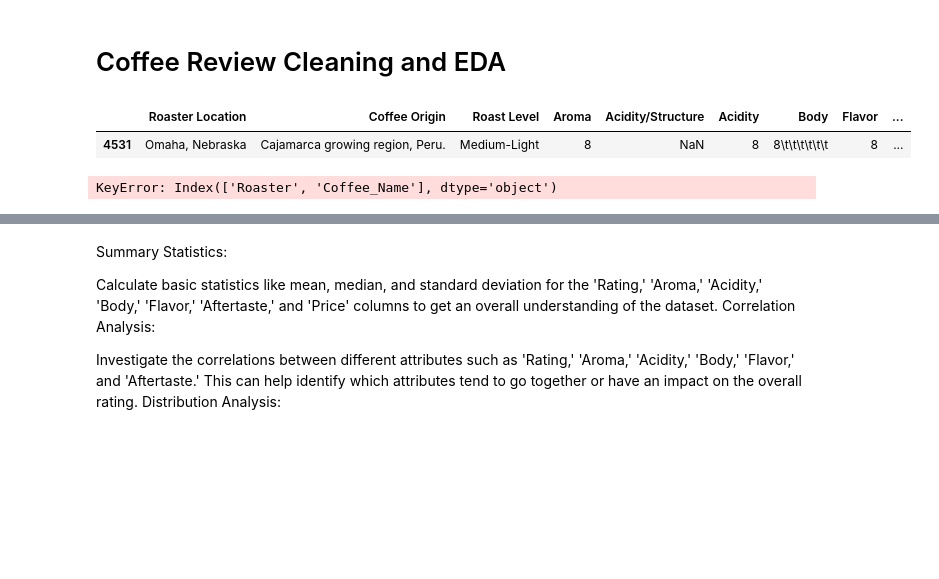
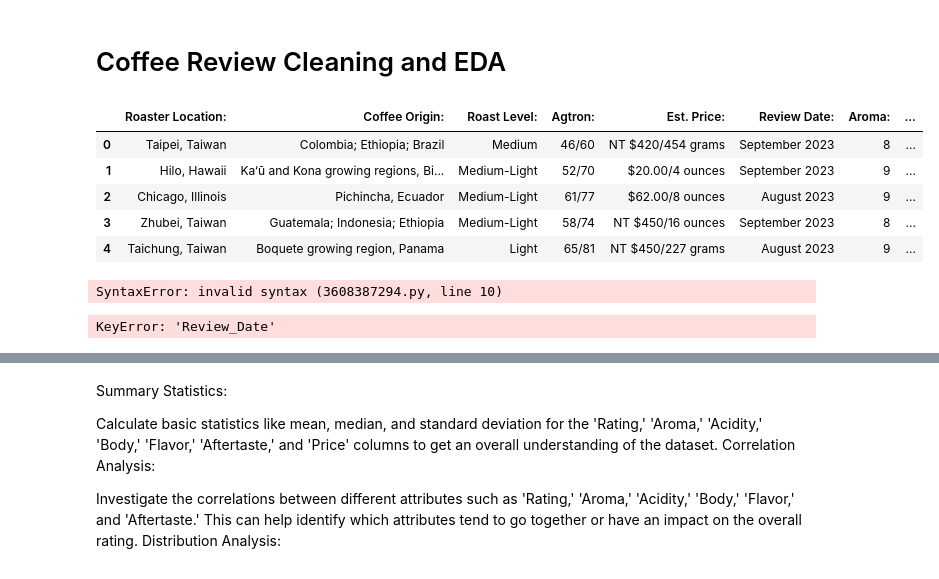
Before and after one commit to tynardone/coffee-reviews-analysis, a Jupyter notebook: coffee_review_eda.ipynb, the cells around one changed output, grey strips where cells are left out. Saved outputs shown, nothing was run; the diff lists cells and outputs as text; code cells hidden in the pictures; blank space fills up the shorter version.

Commit message:
EDA pandas not reading in csv correclty, columns shifted. Saving as json

```diff
--- a/coffee_review_eda.ipynb
+++ b/coffee_review_eda.ipynb
@@ -3,19 +3,46 @@
 # %%
 import pandas as pd
 import numpy as np
 import matplotlib.pyplot as plt
 import seaborn as sns
 import re
 %matplotlib inline
 %config InlineBackend.figure_format = 'svg'
 pd.set_option('display.max_columns', 50)
 
 
 df = pd.read_csv('data/raw_roast_reviews.csv')
 df.sample(1)
+
+df.head()
 # %% [output]
-|  | Roaster Location | Coffee Origin | Roast Level | Aroma | Acidity/Structure | Acidity | Body | Flavor | ... |
-| 4531 | Omaha, Nebraska | Cajamarca growing region, Peru. | Medium-Light | 8 | NaN | 8 | 8\t\t\t\t\t\t | 8 | ... |
+|  | Roaster Location: | Coffee Origin: | Roast Level: | Agtron: | Est. Price: | Review Date: | Aroma: | ... |
+| 0 | Taipei, Taiwan | Colombia; Ethiopia; Brazil | Medium | 46/60 | NT $420/454 grams | September 2023 | 8 | ... |
+| 1 | Hilo, Hawaii | Ka‘ū and Kona growing regions, Bi... | Medium-Light | 52/70 | $20.00/4 ounces | September 2023 | 9 | ... |
+| 2 | Chicago, Illinois | Pichincha, Ecuador | Medium-Light | 61/77 | $62.00/8 ounces | August 2023 | 9 | ... |
+| 3 | Zhubei, Taiwan | Guatemala; Indonesia; Ethiopia | Medium-Light | 58/74 | NT $450/16 ounces | September 2023 | 8 | ... |
+| 4 | Taichung, Taiwan | Boquete growing region, Panama | Light | 65/81 | NT $450/227 grams | August 2023 | 9 | ... |
+# %%
+def tweak_coffee(df):
+    return (df
+        .rename(columns = lambda c: c.replace(' ', '_'))
+        .rename(columns = lambda c: c.replace(':', ''))
+        .rename(columns = lambda c: c.lower().strip())
+        .rename({'name': 'roast_name'})
+        .drop_duplicates(subset=['roaster', 'name'])
+        .assign(Review_Date = pd.to_datetime(#df['review_date'], format='%b %Y'),
+                Acidity = lambda df_: df_['acidity/structure'].fillna(df_['Acidity']),
+                Agtron_External = lambda df_: df_['agtron'].str.split('/', expand=True)[0],
+                Agtron_Ground = lambda df_: df_['agtron'].str.split('/', expand=True)[1],
+                Amount = lambda df_: df_['price'].str.split('/', expand=True)[1],
+                Price = lambda df_: df_['price'].str.replace(',', '').str.split('/', expand=True)[0],)
+    )
+
+roasts = tweak_coffee(df)
+
+roasts.head()
+# %% [output]
+SyntaxError: invalid syntax (3608387294.py, line 10)
 # %%
 def split_price_currency(df):
     """Split Price column into a column of the value and the currency"""
@@ -85,8 +112,9 @@ def create_price_USD(df):
 def tweak_coffee(df):
     return (df
             .rename(columns = lambda c: c.replace(' ', '_'))
-            .rename(columns = {'Coffee_Origin': 'Origin', 'Est._Price': 'Price'})
-            .drop_duplicates(subset=['Roaster', 'Coffee_Name'])
+            .rename(columns = lambda c: c.replace(':', '').capitalize())
+            .rename(columns = {'Coffee_Origin': 'Origin', 'Est._Price': 'Price', 'name':'Name'})
+            .drop_duplicates(subset=['Roaster', 'Name'])
             .assign(Review_Date = pd.to_datetime(df['Review_Date'], format='%b %Y'),
                     Acidity = lambda df_: df_['Acidity/Structure'].fillna(df_['Acidity']),
                     Agtron_External = lambda df_: df_['Agtron'].str.split('/', expand=True)[0],
@@ -120,7 +148,7 @@ coffee = tweak_coffee(df)
 coffee.to_csv('data/coffee-reviews-clean.csv')
 coffee.head()
 # %% [output]
-KeyError: Index(['Roaster', 'Coffee_Name'], dtype='object')
+KeyError: 'Review_Date'
 # %%
 us_states = ['Alabama', 'Alaska', 'Arizona', 'Arkansas', 'California', 'Colorado',
              'Connecticut', 'Delaware', 'Florida', 'Georgia', 'Hawaii', 'Idaho',
```
Also changed, not shown: 5 other files.
